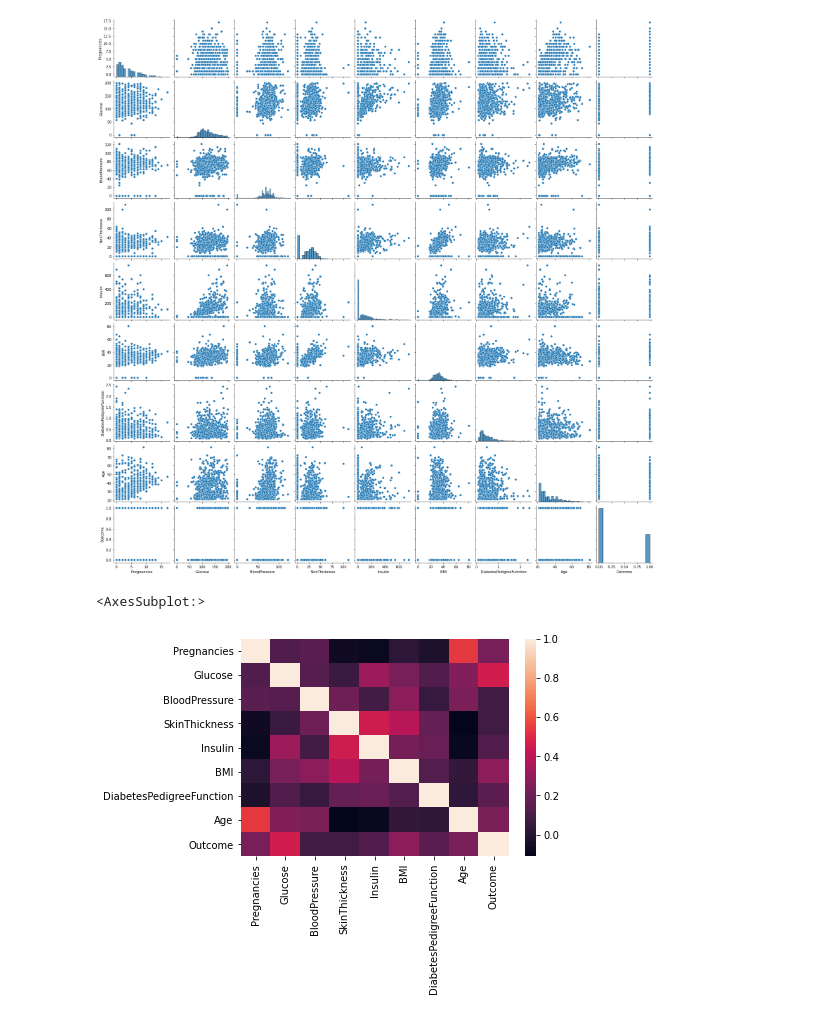
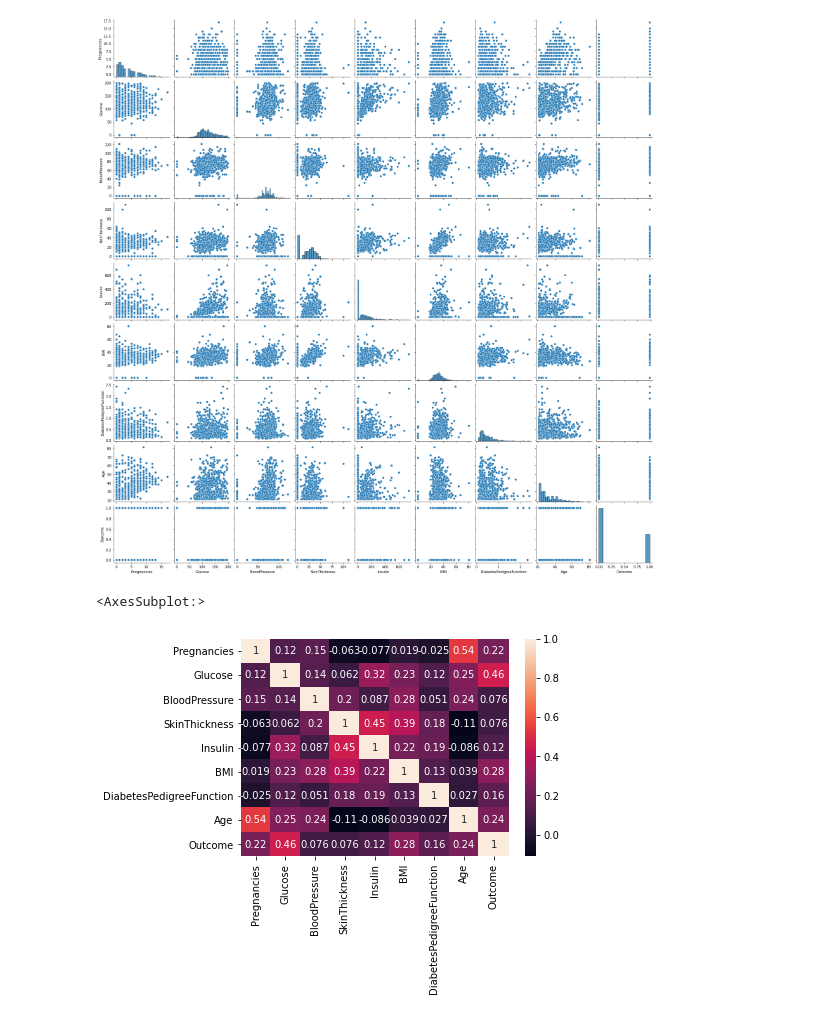
Before and after one commit to nicolemd7/Diabetes-Prediction, a Jupyter notebook: Diabetes Prediction.ipynb, the cells around one changed output. Drawn from its saved outputs; the diff is of its cells as text; code cells hidden in the pictures.

```diff
--- a/Diabetes Prediction.ipynb
+++ b/Diabetes Prediction.ipynb
@@ -72,7 +72,7 @@ sns.pairplot(df)
 <seaborn.axisgrid.PairGrid at 0x...>
 [figure]
 # %%
-sns.heatmap(data=df.corr())
+sns.heatmap(data=df.corr(),annot =True)
 # %% [output]
 <AxesSubplot:>
-[figure, old version]
+[figure, new version]
```
Also changed, not shown: parts of 40 cells of this notebook, 3 other files.
